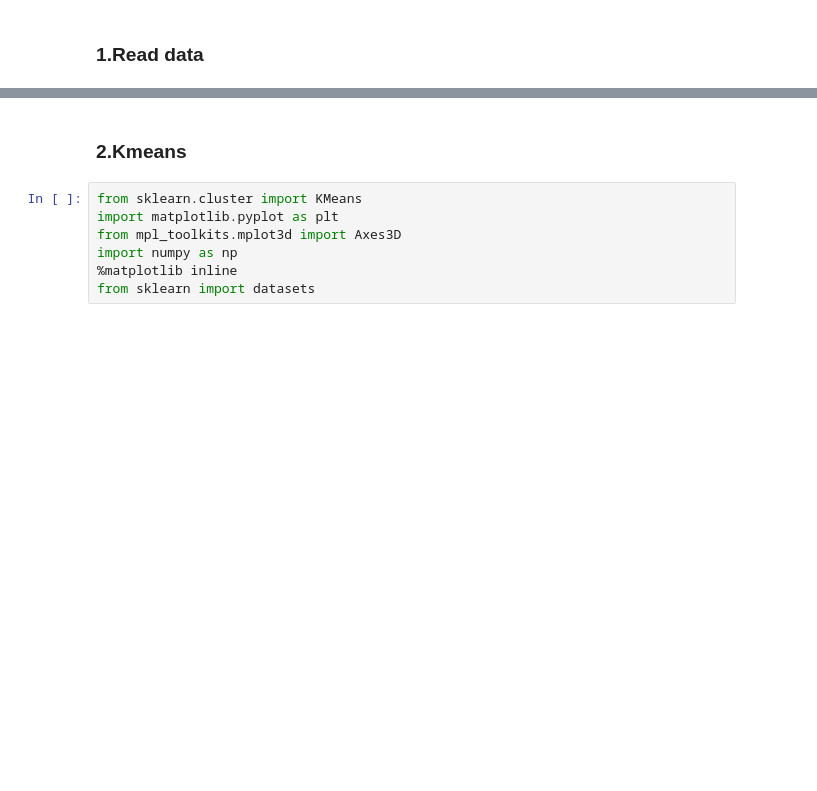
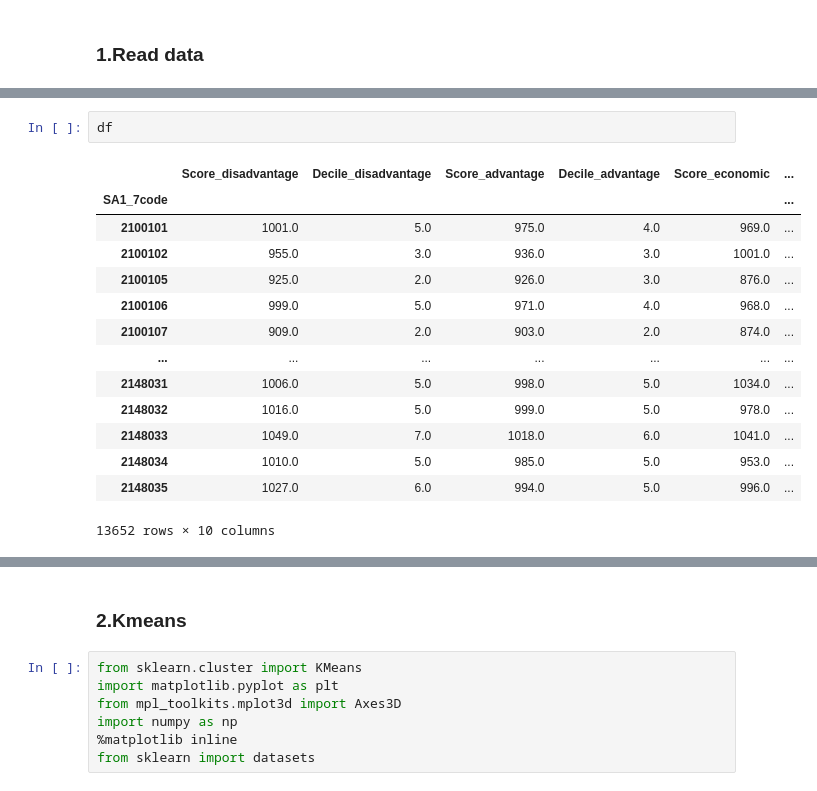
Before and after one commit to liqi6811/GovHack2021, a Jupyter notebook: SocioEconomic_Clustering.ipynb, the cells around one changed output, grey strips where cells are left out. Saved outputs shown, nothing was run; the diff lists cells and outputs as text; blank space fills up the shorter version.

```diff
--- a/SocioEconomic_Clustering.ipynb
+++ b/SocioEconomic_Clustering.ipynb
@@ -33,3 +56,20 @@ df.head()
+# %%
+df
+# %% [output]
+|  | Score_disadvantage | Decile_disadvantage | Score_advantage | Decile_advantage | Score_economic | ... |
+| SA1_7code |  |  |  |  |  | ... |
+| 2100101 | 1001.0 | 5.0 | 975.0 | 4.0 | 969.0 | ... |
+| 2100102 | 955.0 | 3.0 | 936.0 | 3.0 | 1001.0 | ... |
+| 2100105 | 925.0 | 2.0 | 926.0 | 3.0 | 876.0 | ... |
+| 2100106 | 999.0 | 5.0 | 971.0 | 4.0 | 968.0 | ... |
+| 2100107 | 909.0 | 2.0 | 903.0 | 2.0 | 874.0 | ... |
+| ... | ... | ... | ... | ... | ... | ... |
+| 2148031 | 1006.0 | 5.0 | 998.0 | 5.0 | 1034.0 | ... |
+| 2148032 | 1016.0 | 5.0 | 999.0 | 5.0 | 978.0 | ... |
+| 2148033 | 1049.0 | 7.0 | 1018.0 | 6.0 | 1041.0 | ... |
+| 2148034 | 1010.0 | 5.0 | 985.0 | 5.0 | 953.0 | ... |
+| 2148035 | 1027.0 | 6.0 | 994.0 | 5.0 | 996.0 | ... |
+13652 rows × 10 columns
 # %%
 print(len(df[df['Decile_occupation']==5.500009069307649]))
 df.loc[df['Decile_occupation']==5.500009069307649, 'Decile_occupation'] = 5.5
```
Also changed, not shown: parts of 11 cells of this notebook, 4 other files.
